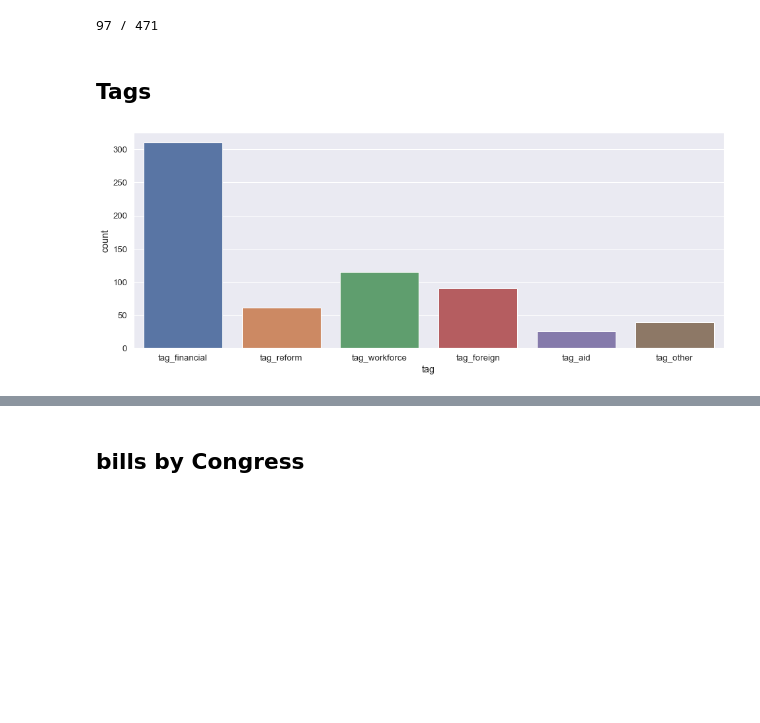
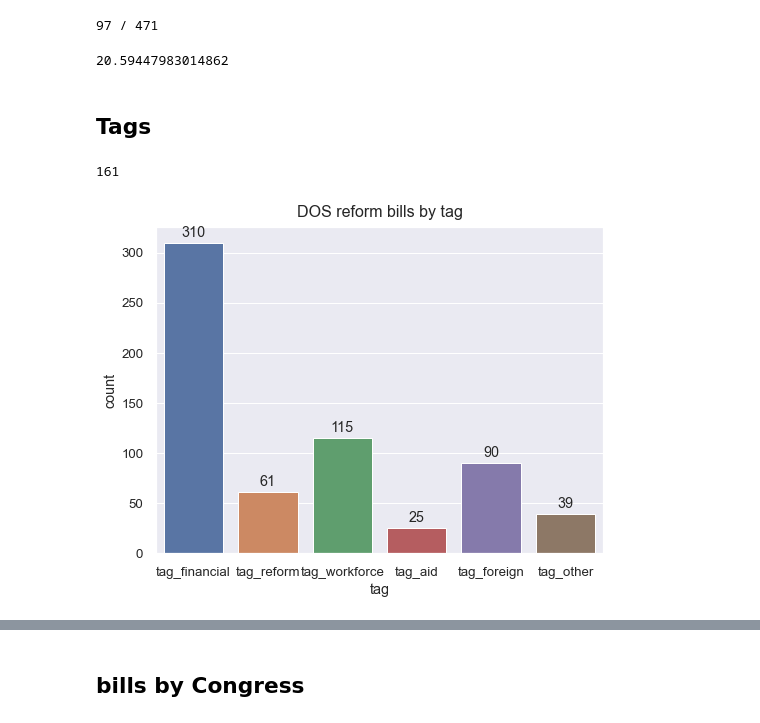
Before and after one commit to ellicehuang/dos-reform-bills, a Jupyter notebook: visualization.ipynb, the cells around one changed output, grey strips where cells are left out. Saved outputs shown, nothing was run; the diff lists cells and outputs as text; code cells hidden in the pictures; blank space fills up the shorter version.

```diff
--- a/visualization.ipynb
+++ b/visualization.ipynb
@@ -19,0 +23,6 @@ data.head()
+# %%
+dates = pd.DataFrame({'congress_num':range(50,119),
+              'year':range(1887,2024,2)})
+# %%
+data = data.merge(dates, on='congress_num')
+data.head()
@@ -19,0 +37,3 @@ data.head()
+# %%
+data['year/congress'] = [str(i) + " (" + str(j) + ")" for i, j in zip(data.congress_num, data.year)]
+data['year/congress']
@@ -49,14 +96,25 @@ data.head(4)
 print(str(data[data['passed']==True].shape[0]) + ' / ' + str(data.shape[0]))
 # %% [output]
 97 / 471
+# %%
+97/471*100
+# %% [output]
+20.59447983014862
 # %% [markdown]
 ## Tags
+# %%
+data[data['tag_financial']==False].shape[0]
+# %% [output]
+161
 # %%
-tag_agg = pd.DataFrame(data[['tag_financial', 'tag_reform', 'tag_workforce', 'tag_foreign', 'tag_aid', 'tag_other']].agg('sum')).reset_index()
+tag_agg = pd.DataFrame(data[['tag_financial', 'tag_reform', 'tag_workforce', 'tag_aid', 'tag_foreign', 'tag_other']].agg('sum')).reset_index()
 tag_agg = tag_agg.rename(columns={'index':'tag', 0:'count'})
 # %%
-plt.figure(figsize=(16,6))
+plt.figure(figsize=(8,6))
 sns.set(font_scale=1.2)
 plot = sns.barplot(data=tag_agg, x='tag', y='count')
+for container in plot.containers:
+    plot.bar_label(container, padding=3)
+plot.set_title("DOS reform bills by tag", fontsize=16, pad=10);
 # %% [output]
-[figure, old version]
+[figure, new version]
```
Also changed, not shown: parts of 16 cells of this notebook.
